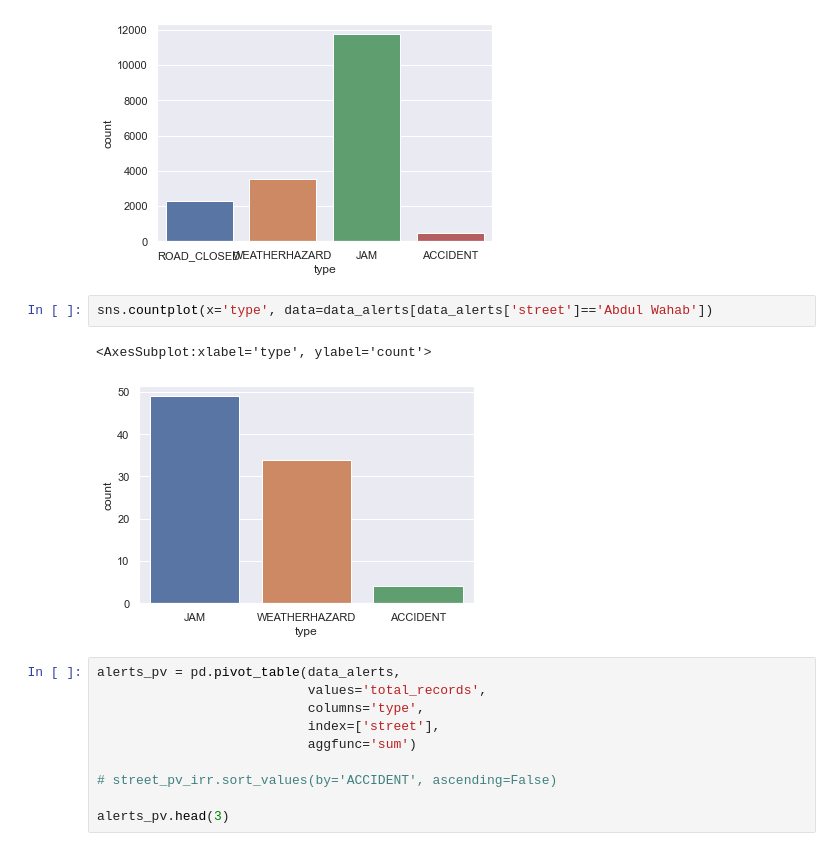
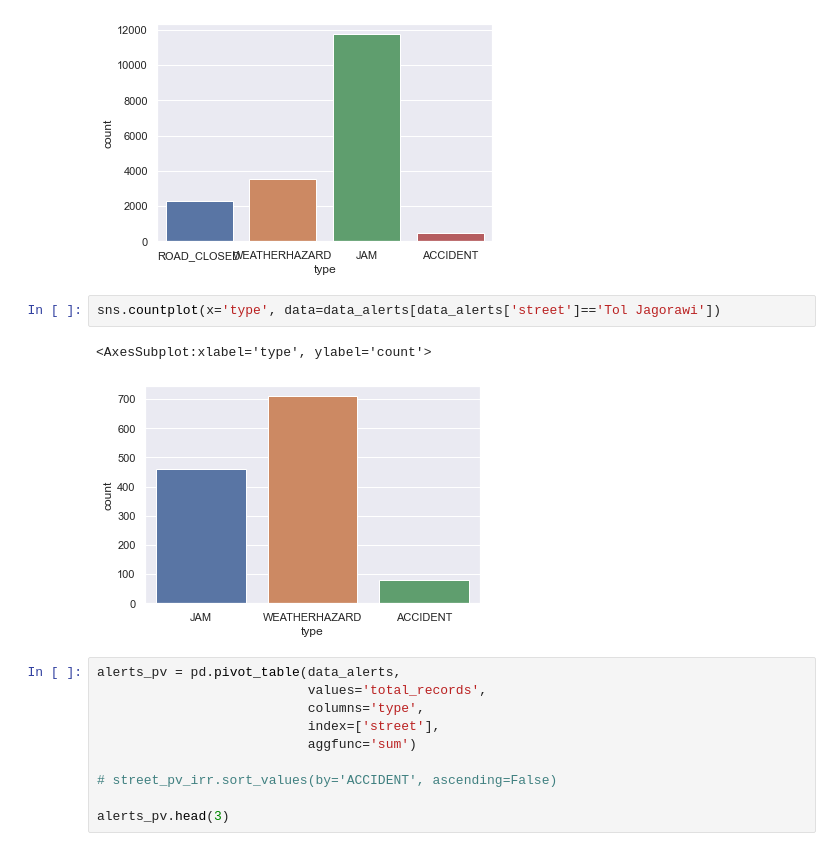
Before and after one commit to louis-not/DSLS_MiniProject, a Jupyter notebook: Data Science/notebooks/1_data preparation.ipynb, the cells around one changed output. Drawn from its saved outputs; the diff is of its cells as text.

```diff
--- a/Data Science/notebooks/1_data preparation.ipynb
+++ b/Data Science/notebooks/1_data preparation.ipynb
@@ -215,10 +215,10 @@ sns.countplot(x='type', data=data_alerts)
 <AxesSubplot:xlabel='type', ylabel='count'>
 [figure]
 # %%
-sns.countplot(x='type', data=data_alerts[data_alerts['street']=='Abdul Wahab'])
+sns.countplot(x='type', data=data_alerts[data_alerts['street']=='Tol Jagorawi'])
 # %% [output]
 <AxesSubplot:xlabel='type', ylabel='count'>
-[figure, old version]
+[figure, new version]
 # %%
 alerts_pv = pd.pivot_table(data_alerts,
                            values='total_records',
```
Also changed, not shown: parts of 7 cells of this notebook, 3 other files.
